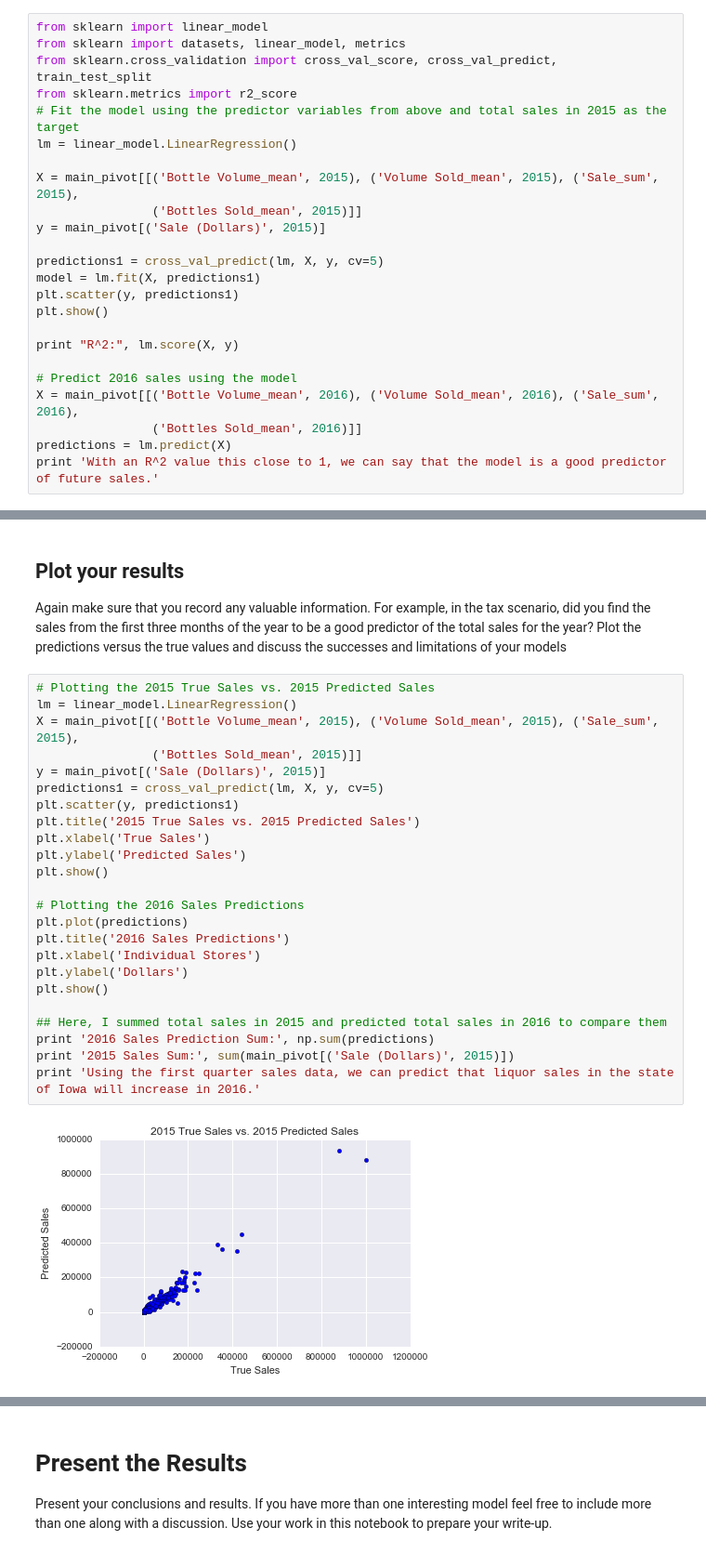
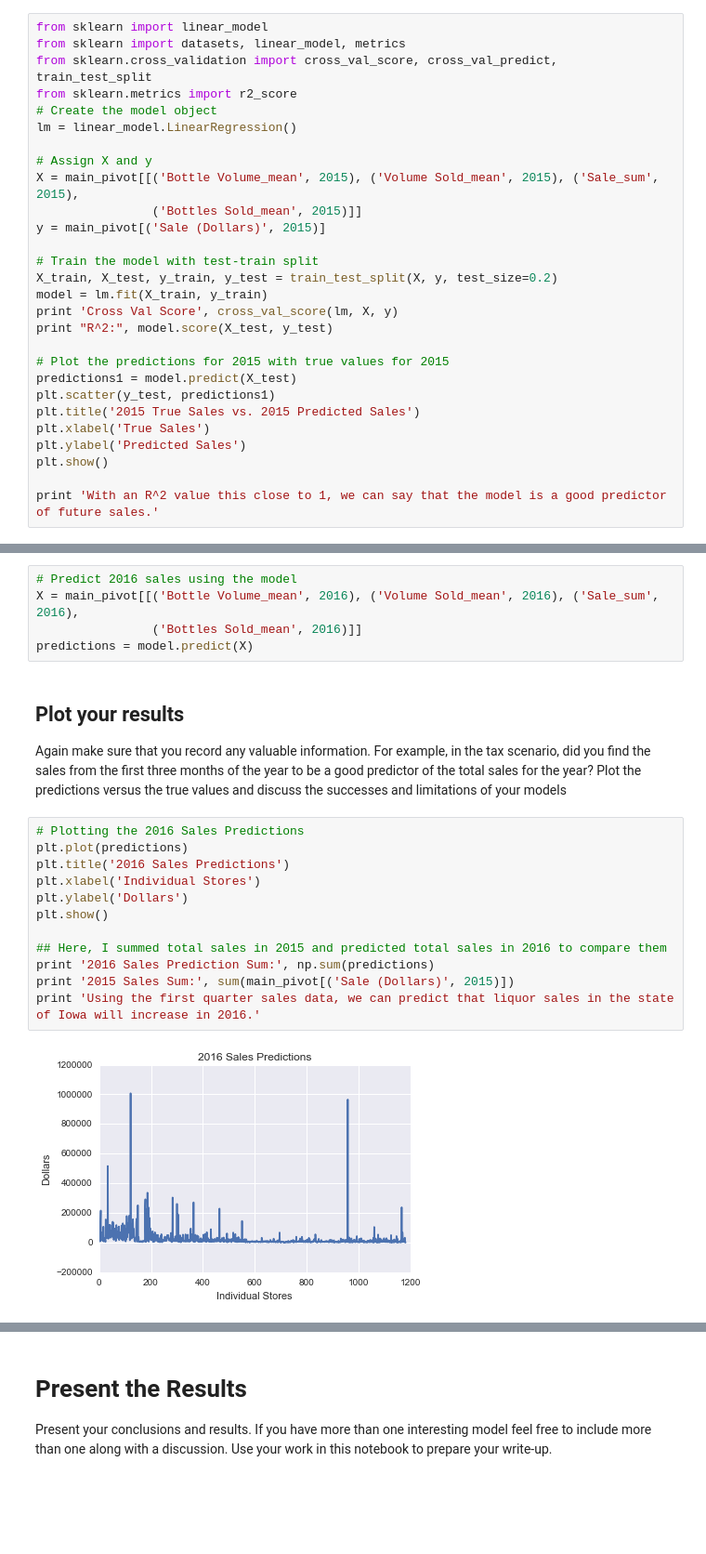
Before and after one commit to cmyoung0718/dsi-sea-project03, a Jupyter notebook: starter-code/Project 3 Starter Code.ipynb, the cells around one changed output, grey strips where cells are left out. Shown at 93% size. Cells and saved outputs as stored; diff of their text form; blank space fills up the shorter version.

```diff
--- a/starter-code/Project 3 Starter Code.ipynb
+++ b/starter-code/Project 3 Starter Code.ipynb
@@ -336,23 +332,27 @@ from sklearn import linear_model
 from sklearn import datasets, linear_model, metrics
 from sklearn.cross_validation import cross_val_score, cross_val_predict, train_test_split
 from sklearn.metrics import r2_score
-# Fit the model using the predictor variables from above and total sales in 2015 as the target
+# Create the model object
 lm = linear_model.LinearRegression()
 
+# Assign X and y
 X = main_pivot[[('Bottle Volume_mean', 2015), ('Volume Sold_mean', 2015), ('Sale_sum', 2015),
                 ('Bottles Sold_mean', 2015)]]
 y = main_pivot[('Sale (Dollars)', 2015)]
 
-predictions1 = cross_val_predict(lm, X, y, cv=5)
-model = lm.fit(X, predictions1)
-plt.scatter(y, predictions1)
+# Train the model with test-train split
+X_train, X_test, y_train, y_test = train_test_split(X, y, test_size=0.2)
+model = lm.fit(X_train, y_train)
+print 'Cross Val Score', cross_val_score(lm, X, y)
+print "R^2:", model.score(X_test, y_test)
+
+# Plot the predictions for 2015 with true values for 2015
+predictions1 = model.predict(X_test)
+plt.scatter(y_test, predictions1)
+plt.title('2015 True Sales vs. 2015 Predicted Sales')
+plt.xlabel('True Sales')
+plt.ylabel('Predicted Sales')
 plt.show()
 
-print "R^2:", lm.score(X, y)
-
-# Predict 2016 sales using the model
-X = main_pivot[[('Bottle Volume_mean', 2016), ('Volume Sold_mean', 2016), ('Sale_sum', 2016),
-                ('Bottles Sold_mean', 2016)]]
-predictions = lm.predict(X)
 print 'With an R^2 value this close to 1, we can say that the model is a good predictor of future sales.'
 # %% [output]
@@ -362,30 +363,23 @@ With an R^2 value this close to 1, we can say that the model is a good predictor
+# %%
+# Predict 2016 sales using the model
+X = main_pivot[[('Bottle Volume_mean', 2016), ('Volume Sold_mean', 2016), ('Sale_sum', 2016),
+                ('Bottles Sold_mean', 2016)]]
+predictions = model.predict(X)
 # %% [markdown]
 ## Plot your results
 
 Again make sure that you record any valuable information. For example, in the tax scenario, did you find the sales from the first three months of the year to be a good predictor of the total sales for the year? Plot the predictions versus the true values and discuss the successes and limitations of your models
 # %%
-# Plotting the 2015 True Sales vs. 2015 Predicted Sales
-lm = linear_model.LinearRegression()
-X = main_pivot[[('Bottle Volume_mean', 2015), ('Volume Sold_mean', 2015), ('Sale_sum', 2015),
-                ('Bottles Sold_mean', 2015)]]
-y = main_pivot[('Sale (Dollars)', 2015)]
-predictions1 = cross_val_predict(lm, X, y, cv=5)
-plt.scatter(y, predictions1)
-plt.title('2015 True Sales vs. 2015 Predicted Sales')
-plt.xlabel('True Sales')
-plt.ylabel('Predicted Sales')
-plt.show()
-
 # Plotting the 2016 Sales Predictions
 plt.plot(predictions)
 plt.title('2016 Sales Predictions')
 plt.xlabel('Individual Stores')
 plt.ylabel('Dollars')
 plt.show()
 
 ## Here, I summed total sales in 2015 and predicted total sales in 2016 to compare them
 print '2016 Sales Prediction Sum:', np.sum(predictions)
 print '2015 Sales Sum:', sum(main_pivot[('Sale (Dollars)', 2015)])
 print 'Using the first quarter sales data, we can predict that liquor sales in the state of Iowa will increase in 2016.'
 # %% [output]
-[figure, old version]
+[figure, new version]
```
Also changed, not shown: parts of 7 cells of this notebook.
